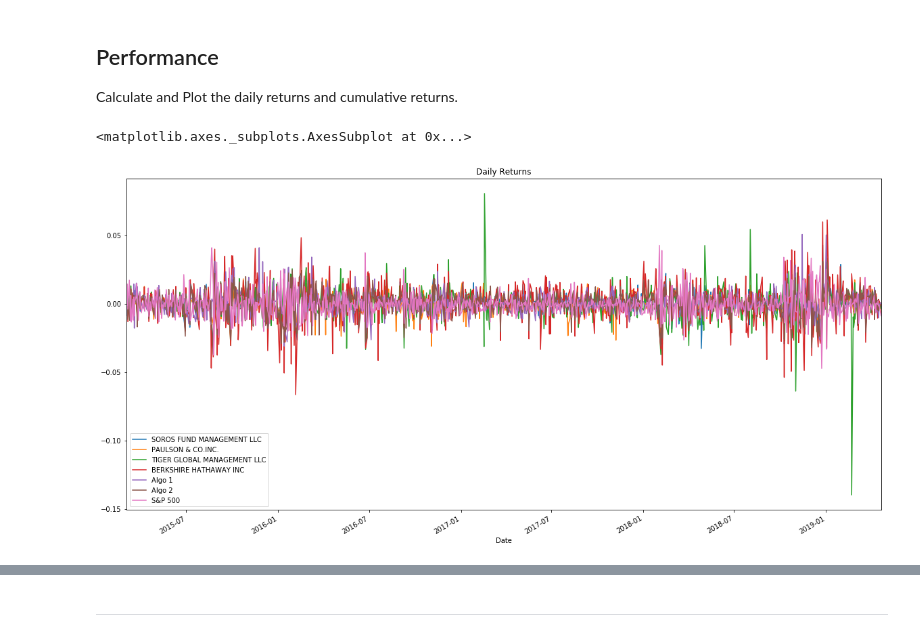
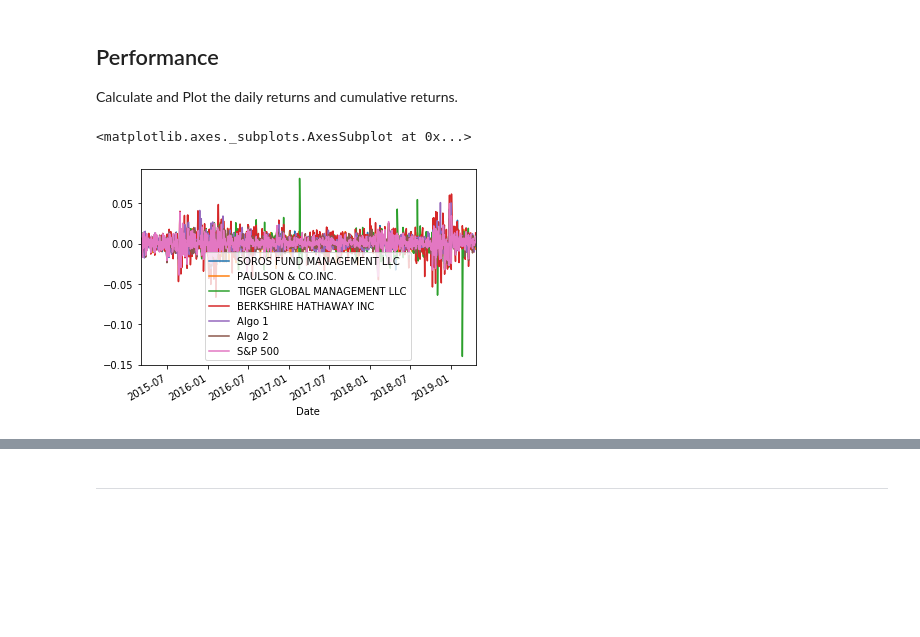
Before and after one commit to rolopez21/python-homework, a Jupyter notebook: hw/03-Python_and_Pandas/Starter_Code/whale_analysis.ipynb, the cells around one changed output, grey strips where cells are left out. Cells and saved outputs as stored; diff of their text form; code cells hidden in the pictures; blank space fills up the shorter version.

```diff
--- a/hw/03-Python_and_Pandas/Starter_Code/whale_analysis.ipynb
+++ b/hw/03-Python_and_Pandas/Starter_Code/whale_analysis.ipynb
@@ -100,6 +100,7 @@ Read the S&P500 Historic Closing Prices and create a new daily returns DataFrame
 sp500_history_csv = Path("../Resources/sp500_history.csv")
 # YOUR CODE HERE
 sp500_history_csv = pd.read_csv(sp500_history_csv, index_col='Date', parse_dates=True)
+sp500_history_csv.sort_index(inplace=True)
 sp500_history_csv.head()
 # %% [output]
 |  | Close |
@@ -189,9 +191,10 @@ Calculate and Plot the daily returns and cumulative returns.
 # %%
 # Plot daily returns
 # YOUR CODE HERE
+joined_data.plot()
 # %% [output]
 <matplotlib.axes._subplots.AxesSubplot at 0x...>
-[figure, old version]
+[figure, new version]
 # %%
 # Plot cumulative returns
 # YOUR CODE HERE
```
Also changed, not shown: parts of 29 cells of this notebook.
